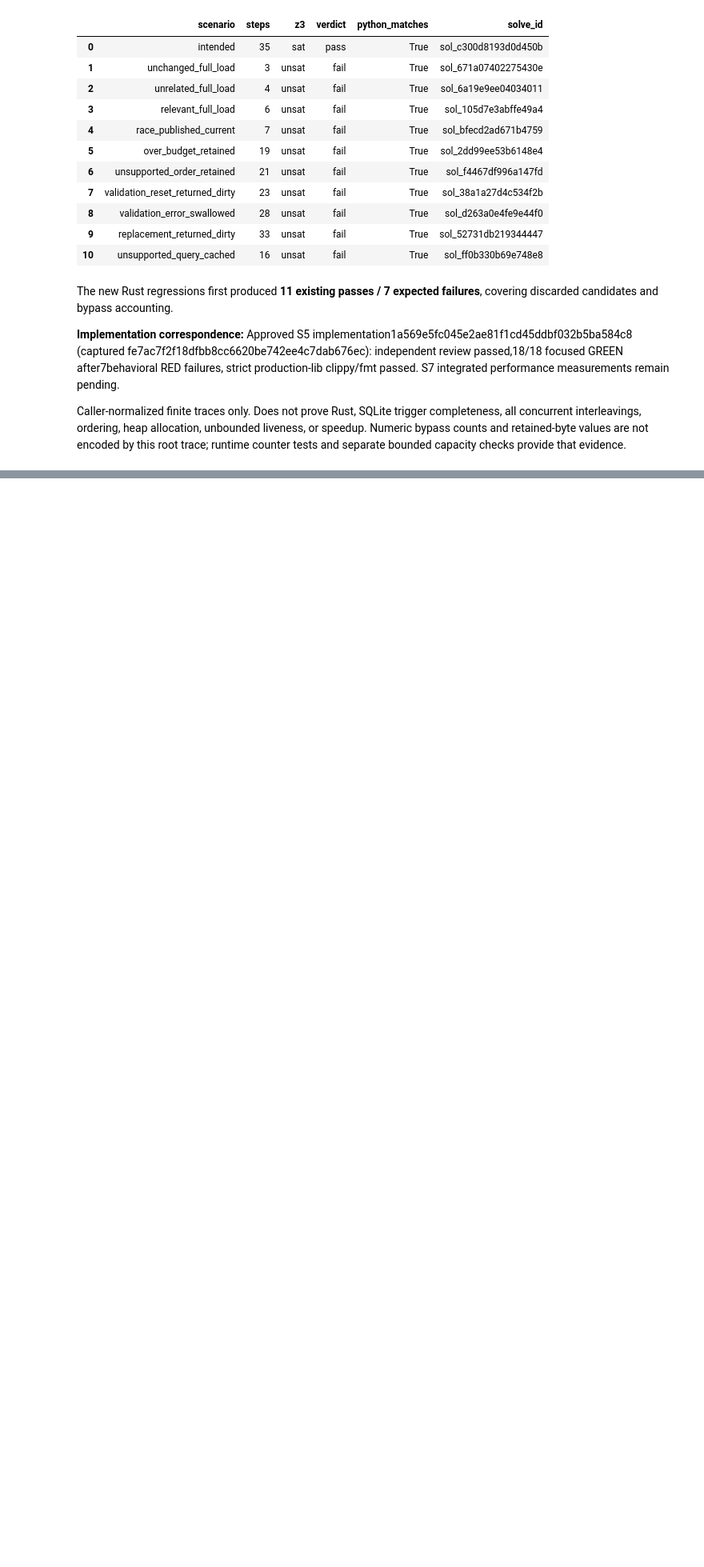
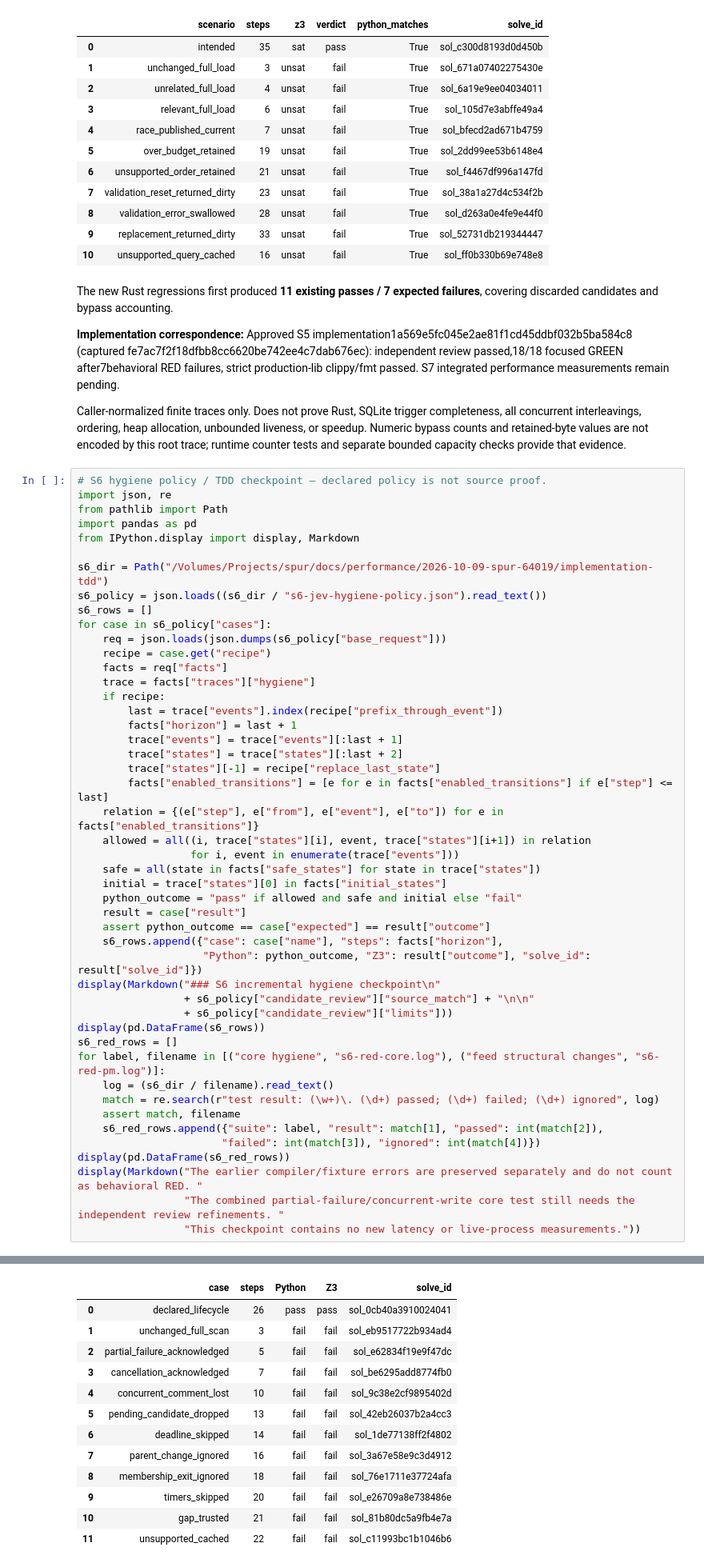
Before and after one commit to getspur/SpurCode, a Jupyter notebook: spur-64019-performance-20261009.ipynb, the cells around one changed output, grey strips where cells are left out. Shown at 80% size. Drawn from its saved outputs; the diff is of its cells as text; blank space fills up the shorter version.

Commit message:
docs(performance): bd-1prez record hygiene RED and Jev policy checkpoint

```diff
--- a/spur-64019-performance-20261009.ipynb
+++ b/spur-64019-performance-20261009.ipynb
@@ -1379,3 +1379,51 @@ The new Rust regressions first produced **11 existing passes / 7 expected failur
 **Implementation correspondence:** Approved S5 implementation1a569e5fc045e2ae81f1cd45ddbf032b5ba584c8 (captured fe7ac7f2f18dfbb8cc6620be742ee4c7dab676ec): independent review passed,18/18 focused GREEN after7behavioral RED failures, strict production-lib clippy/fmt passed. S7 integrated performance measurements remain pending.
 
 Caller-normalized finite traces only. Does not prove Rust, SQLite trigger completeness, all concurrent interleavings, ordering, heap allocation, unbounded liveness, or speedup. Numeric bypass counts and retained-byte values are not encoded by this root trace; runtime counter tests and separate bounded capacity checks provide that evidence.
+# %%
+# S6 hygiene policy / TDD checkpoint — declared policy is not source proof.
+import json, re
+from pathlib import Path
+import pandas as pd
+from IPython.display import display, Markdown
+
+s6_dir = Path("/Volumes/Projects/spur/docs/performance/2026-10-09-spur-64019/implementation-tdd")
+s6_policy = json.loads((s6_dir / "s6-jev-hygiene-policy.json").read_text())
+s6_rows = []
+for case in s6_policy["cases"]:
+    req = json.loads(json.dumps(s6_policy["base_request"]))
+    recipe = case.get("recipe")
+    facts = req["facts"]
+    trace = facts["traces"]["hygiene"]
+    if recipe:
+        last = trace["events"].index(recipe["prefix_through_event"])
+        facts["horizon"] = last + 1
+        trace["events"] = trace["events"][:last + 1]
+        trace["states"] = trace["states"][:last + 2]
+        trace["states"][-1] = recipe["replace_last_state"]
+        facts["enabled_transitions"] = [e for e in facts["enabled_transitions"] if e["step"] <= last]
+    relation = {(e["step"], e["from"], e["event"], e["to"]) for e in facts["enabled_transitions"]}
+    allowed = all((i, trace["states"][i], event, trace["states"][i+1]) in relation
+                  for i, event in enumerate(trace["events"]))
+    safe = all(state in facts["safe_states"] for state in trace["states"])
+    initial = trace["states"][0] in facts["initial_states"]
+    python_outcome = "pass" if allowed and safe and initial else "fail"
+    result = case["result"]
+    assert python_outcome == case["expected"] == result["outcome"]
+    s6_rows.append({"case": case["name"], "steps": facts["horizon"],
+                    "Python": python_outcome, "Z3": result["outcome"], "solve_id": result["solve_id"]})
+display(Markdown("### S6 incremental hygiene checkpoint\n"
+                 + s6_policy["candidate_review"]["source_match"] + "\n\n"
+                 + s6_policy["candidate_review"]["limits"]))
+display(pd.DataFrame(s6_rows))
+s6_red_rows = []
+for label, filename in [("core hygiene", "s6-red-core.log"), ("feed structural changes", "s6-red-pm.log")]:
+    log = (s6_dir / filename).read_text()
+    match = re.search(r"test result: (\w+)\. (\d+) passed; (\d+) failed; (\d+) ignored", log)
+    assert match, filename
+    s6_red_rows.append({"suite": label, "result": match[1], "passed": int(match[2]),
+                       "failed": int(match[3]), "ignored": int(match[4])})
+display(pd.DataFrame(s6_red_rows))
+display(Markdown("The earlier compiler/fixture errors are preserved separately and do not count as behavioral RED. "
+                 "The combined partial-failure/concurrent-write core test still needs the independent review refinements. "
+                 "This checkpoint contains no new latency or live-process measurements."))
+# %% [output]
@@ -1381,0 +1434,13 @@ Caller-normalized finite traces only. Does not prove Rust, SQLite trigger comple
+|  | case | steps | Python | Z3 | solve_id |
+| 0 | declared_lifecycle | 26 | pass | pass | sol_0cb40a3910024041 |
+| 1 | unchanged_full_scan | 3 | fail | fail | sol_eb9517722b934ad4 |
+| 2 | partial_failure_acknowledged | 5 | fail | fail | sol_e62834f19e9f47dc |
+| 3 | cancellation_acknowledged | 7 | fail | fail | sol_be6295add8774fb0 |
+| 4 | concurrent_comment_lost | 10 | fail | fail | sol_9c38e2cf9895402d |
+| 5 | pending_candidate_dropped | 13 | fail | fail | sol_42eb26037b2a4cc3 |
+| 6 | deadline_skipped | 14 | fail | fail | sol_1de77138ff2f4802 |
+| 7 | parent_change_ignored | 16 | fail | fail | sol_3a67e58e9c3d4912 |
+| 8 | membership_exit_ignored | 18 | fail | fail | sol_76e1711e37724afa |
+| 9 | timers_skipped | 20 | fail | fail | sol_e26709a8e738486e |
+| 10 | gap_trusted | 21 | fail | fail | sol_81b80dc5a9fb4e7a |
+| 11 | unsupported_cached | 22 | fail | fail | sol_c11993bc1b1046b6 |
```
Also changed, not shown: parts of 1 cell of this notebook, 5 other files.
